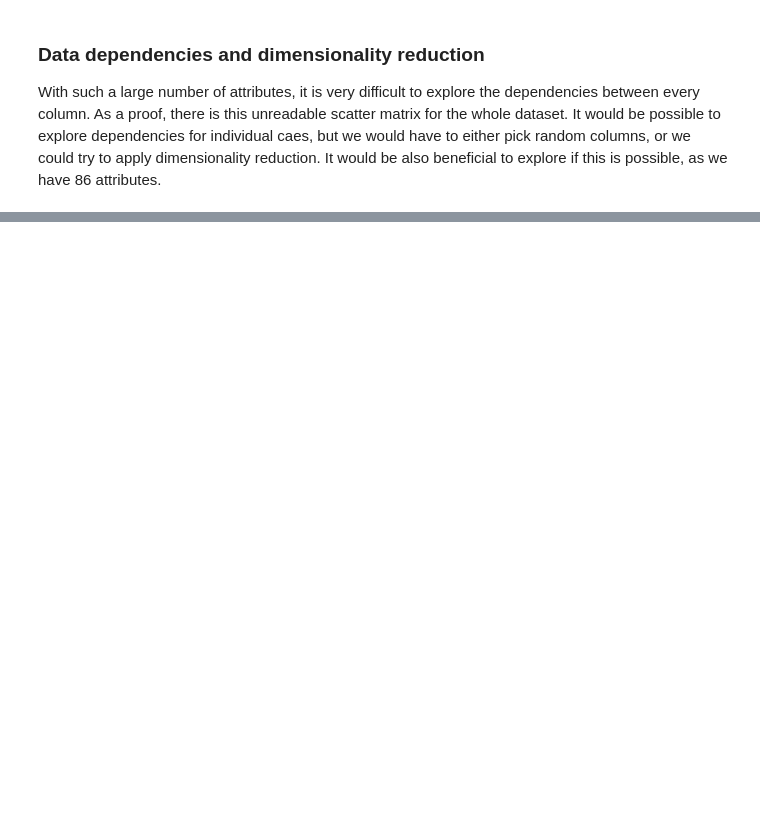
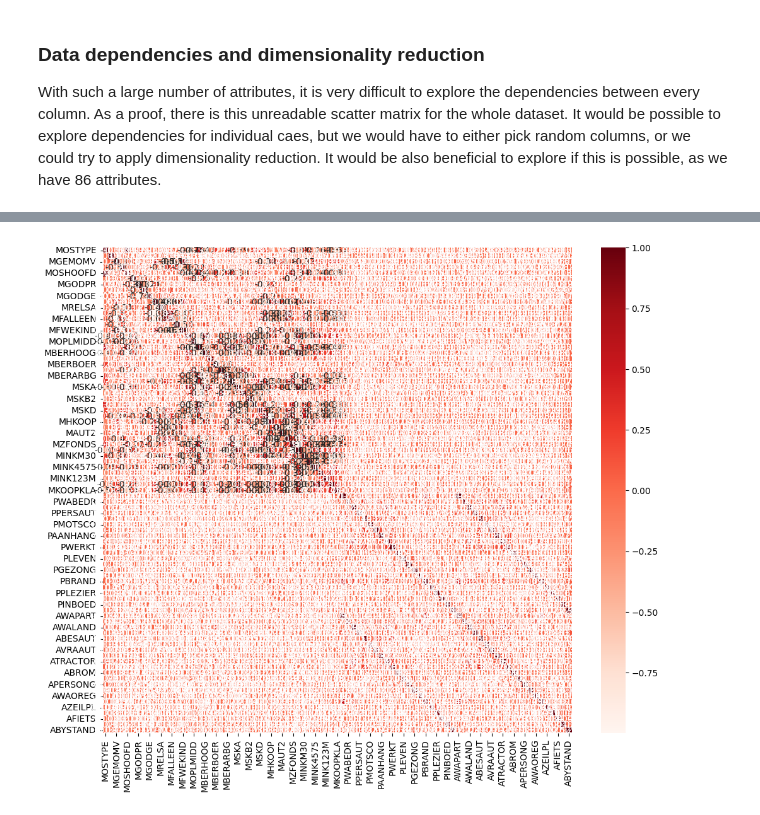
Before and after one commit to TamaraAtanasoska/IDA-Final-Project, a Jupyter notebook: project.ipynb, the cells around one changed output, grey strips where cells are left out. Drawn from its saved outputs; the diff is of its cells as text; code cells hidden in the pictures; blank space fills up the shorter version.

```diff
--- a/project.ipynb
+++ b/project.ipynb
@@ -257,10 +311,9 @@ With such a large number of attributes, it is very difficult to explore the depe
 # %%
-#from matplotlib import pyplot as plt
-#import seaborn as sns
-
 #Pearson correlation heatmap
-#plt.figure(figsize=(12,10))
-#cor = df.corr()
-#sns.heatmap(cor, annot=True, cmap=plt.cm.Reds)
-#plt.show()
+plt.figure(figsize=(12,10))
+cor = df.corr()
+sns.heatmap(cor, annot=True, cmap=plt.cm.Reds)
+plt.show()
+# %% [output]
+[figure, added]
 # %%
```
Also changed, not shown: parts of 57 cells of this notebook.
